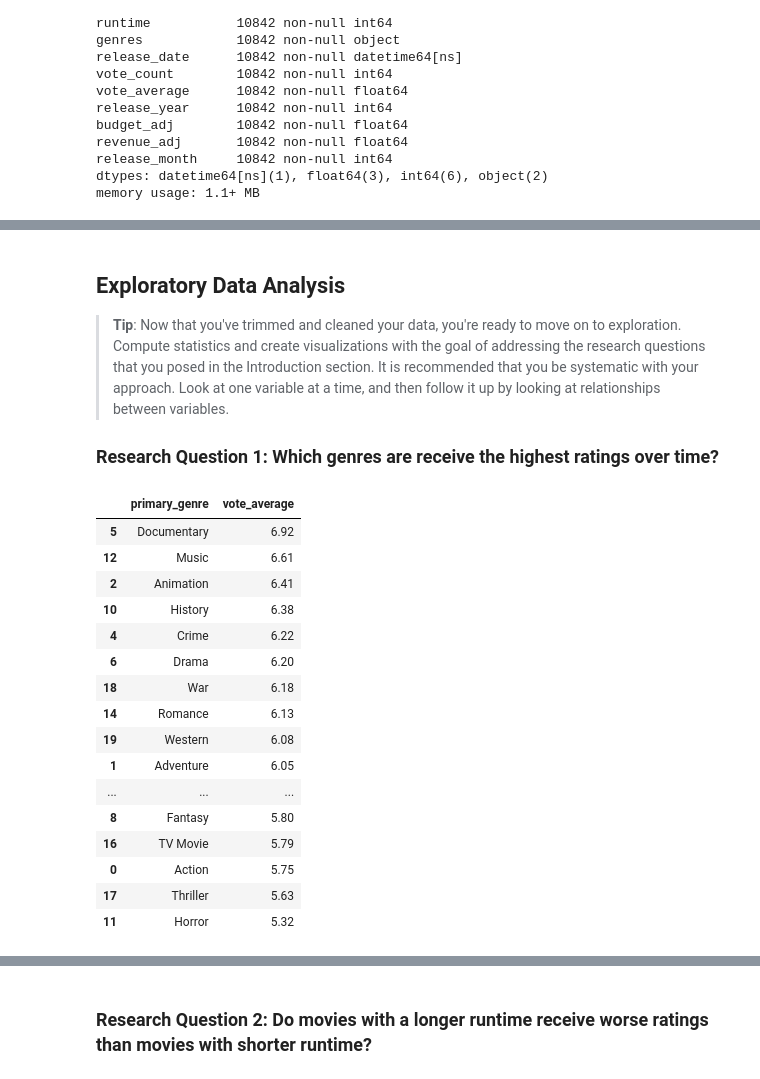
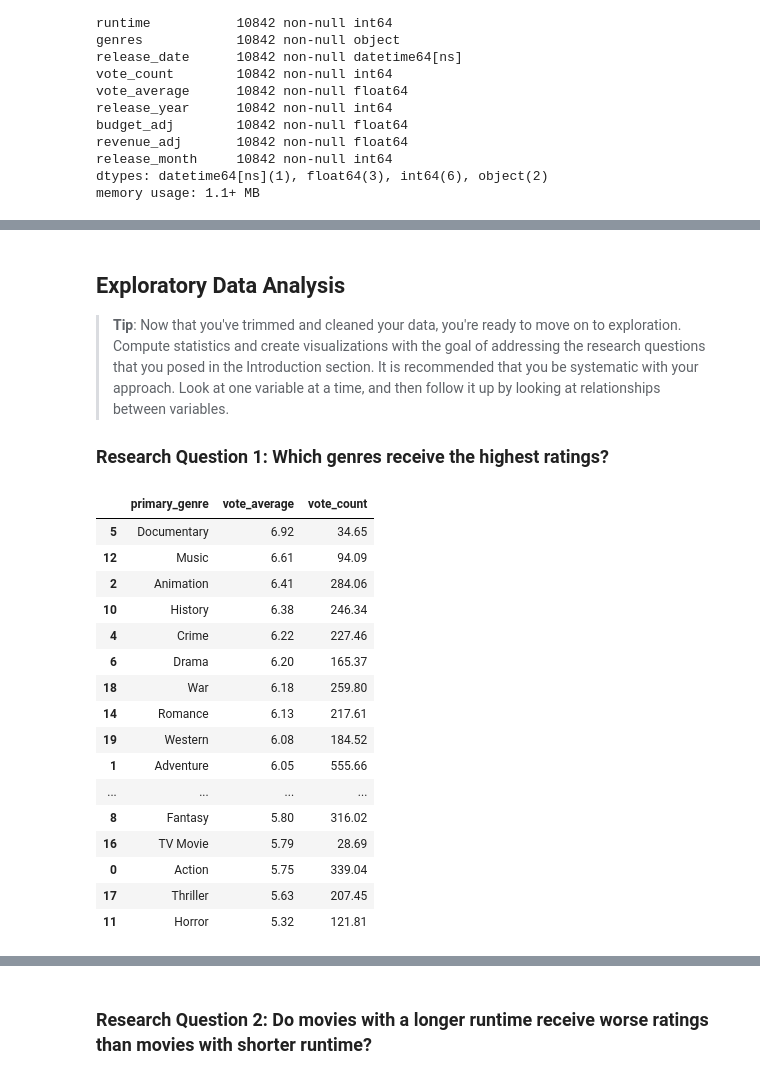
Before and after one commit to PhilipKarns/tmdb_movies, a Jupyter notebook: investigate-tmdb-movie-dataset.ipynb, the cells around one changed output, grey strips where cells are left out. Cells and saved outputs as stored; diff of their text form; code cells hidden in the pictures.

```diff
--- a/investigate-tmdb-movie-dataset.ipynb
+++ b/investigate-tmdb-movie-dataset.ipynb
@@ -325,30 +331,30 @@ df_movies.head(5)
 
 > **Tip**: Now that you've trimmed and cleaned your data, you're ready to move on to exploration. Compute statistics and create visualizations with the goal of addressing the research questions that you posed in the Introduction section. It is recommended that you be systematic with your approach. Look at one variable at a time, and then follow it up by looking at relationships between variables.
 
-### Research Question 1: Which genres are receive the highest ratings over time?
+### Research Question 1: Which genres receive the highest ratings?
 # %%
 # Use this, and more code cells, to explore your data. Don't forget to add
 #   Markdown cells to document your observations and findings.
 #get the average vote(rating) for each primary_genre
 #used this stack overflow for as_index=False so can sort by vote_average column:
 #https://stackoverflow.com/questions/30482071/how-to-calculate-mean-values-grouped-on-another-column-in-pandas
-genre_ratings = df_movies.groupby('primary_genre', as_index=False).vote_average.mean()
-genre_ratings.sort_values('vote_average', ascending=False)
+genre_ratings_sorted = df_movies.groupby('primary_genre', as_index=False)['vote_average', 'vote_count'].mean()
+genre_ratings_sorted.sort_values('vote_average', ascending=False)
 # %% [output]
-|  | primary_genre | vote_average |
-| 5 | Documentary | 6.92 |
-| 12 | Music | 6.61 |
-| 2 | Animation | 6.41 |
-| 10 | History | 6.38 |
-| 4 | Crime | 6.22 |
-| 6 | Drama | 6.20 |
-| 18 | War | 6.18 |
-| 14 | Romance | 6.13 |
-| 19 | Western | 6.08 |
-| 1 | Adventure | 6.05 |
-| ... | ... | ... |
-| 8 | Fantasy | 5.80 |
-| 16 | TV Movie | 5.79 |
-| 0 | Action | 5.75 |
-| 17 | Thriller | 5.63 |
-| 11 | Horror | 5.32 |
+|  | primary_genre | vote_average | vote_count |
+| 5 | Documentary | 6.92 | 34.65 |
+| 12 | Music | 6.61 | 94.09 |
+| 2 | Animation | 6.41 | 284.06 |
+| 10 | History | 6.38 | 246.34 |
+| 4 | Crime | 6.22 | 227.46 |
+| 6 | Drama | 6.20 | 165.37 |
+| 18 | War | 6.18 | 259.80 |
+| 14 | Romance | 6.13 | 217.61 |
+| 19 | Western | 6.08 | 184.52 |
+| 1 | Adventure | 6.05 | 555.66 |
+| ... | ... | ... | ... |
+| 8 | Fantasy | 5.80 | 316.02 |
+| 16 | TV Movie | 5.79 | 28.69 |
+| 0 | Action | 5.75 | 339.04 |
+| 17 | Thriller | 5.63 | 207.45 |
+| 11 | Horror | 5.32 | 121.81 |
```
Also changed, not shown: parts of 6 cells of this notebook.
